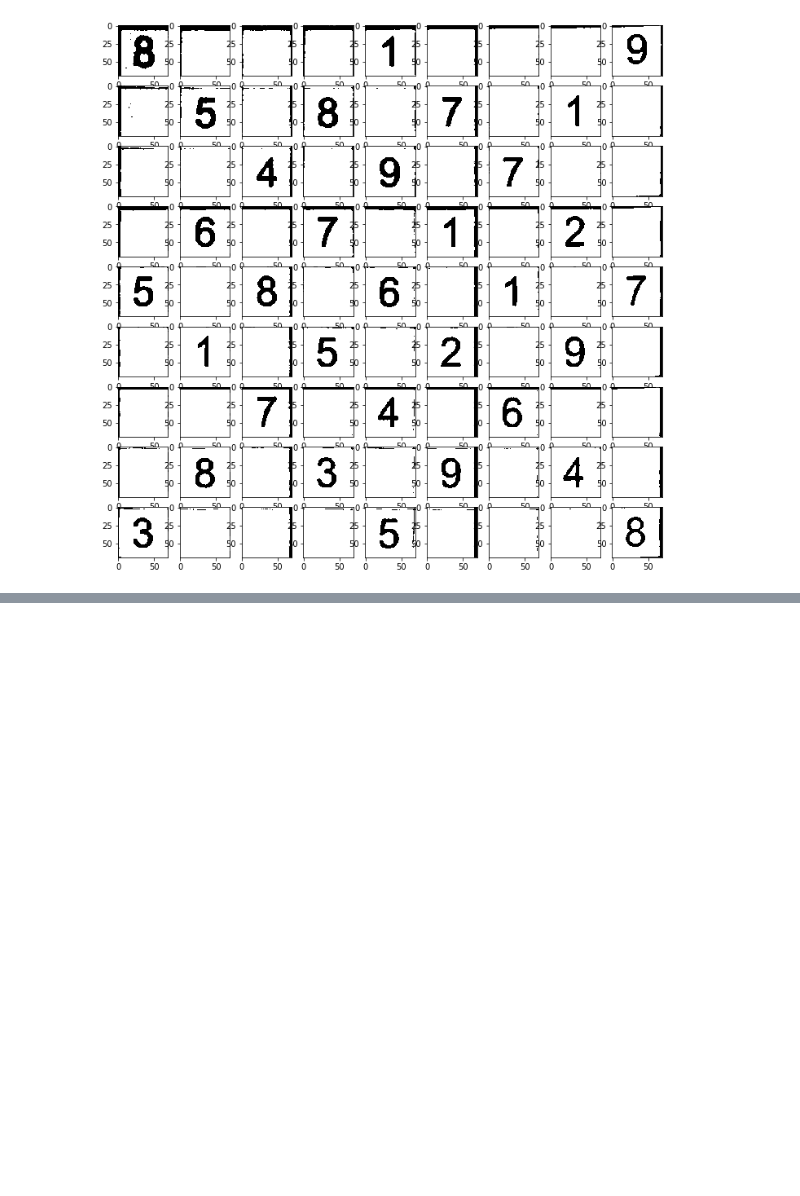
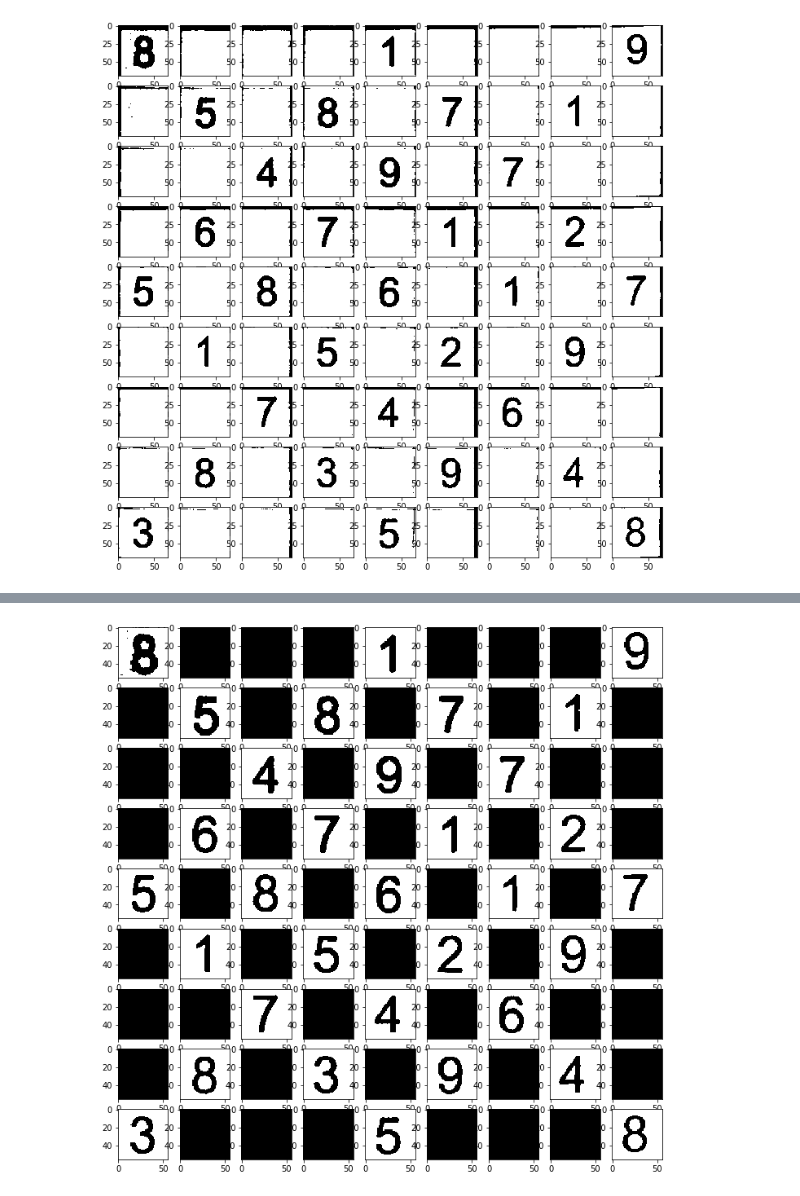
Before and after one commit to Ritvik19/HandWriting-Recognition, a Jupyter notebook: App02-Sudoku-Lens/Work Flow.ipynb, the cells around one changed output, grey strips where cells are left out. Saved outputs shown, nothing was run; the diff lists cells and outputs as text; code cells hidden in the pictures; blank space fills up the shorter version.

Commit message:
Sudoku Lens

```diff
--- a/App02-Sudoku-Lens/Work Flow.ipynb
+++ b/App02-Sudoku-Lens/Work Flow.ipynb
@@ -30,11 +26,9 @@ plt.imshow(img_cpy, cmap='gray')
 # %%
-corners = [[102, 129], [504, 114], [548, 489], [69, 503]]
-# corners = []
-
-if len(corners) == 4:
-    corners = np.float32(corners)
-    M = cv2.getPerspectiveTransform(corners,np.float32([[0,0],[size,0],[size,size],[0,size]]))
-    cropped = cv2.warpPerspective(img,M,(size,size))
-elif len(corners) == 0:
-    cropped = img.copy()
-plt.imshow(cropped, cmap='gray')
+def birdsEye(img, corners=[]):
+    if len(corners) == 4:
+        corners = np.float32(corners)
+        M = cv2.getPerspectiveTransform(corners,np.float32([[0,0],[size,0],[size,size],[0,size]]))
+        cropped = cv2.warpPerspective(img,M,(size,size))
+    elif len(corners) == 0:
+        cropped = img.copy()
+    return cropped
@@ -43,0 +35,3 @@ plt.imshow(cropped, cmap='gray')
+# %%
+img = resize(img, size)
+plt.imshow(img, cmap='gray')
@@ -43,0 +41,6 @@ plt.imshow(cropped, cmap='gray')
+# %%
+corners = [[102, 129], [504, 114], [548, 489], [69, 503]]
+# corners = []
+
+cropped = birdsEye(img, corners)
+plt.imshow(cropped, cmap='gray')
@@ -60,11 +66,8 @@ for i, dim in enumerate(region_2d):
 [figure]
 # %%
 fig, ax = plt.subplots(9, 9, figsize=(12, 12))
-means = []
 for i, num_i in enumerate(nums):
     ret, temp = cv2.threshold(num_i, 160, 255, cv2.THRESH_BINARY)
-    means.append(np.std(temp))
-#     temp = cv2.equalizeHist(temp)
     ax[i//9][i%9].imshow(temp,cmap='gray')
 # %% [output]
 [figure]
@@ -89,0 +74,17 @@ for i, num_i in enumerate(nums):
+# %%
+sudoku = []
+fig, ax = plt.subplots(9, 9, figsize=(12, 12))
+crop_size = 7
+mn_th = 240
+for i, num_i in enumerate(nums):
+    ret, temp = cv2.threshold(num_i, 160, 255, cv2.THRESH_BINARY)
+    num_cr = temp[crop_size:-crop_size, crop_size:-crop_size]
+    mn = num_cr.mean()
+    if mn < mn_th:
+        sudoku.append(model.predict_classes(cv2.resize(num_cr, (28, 28)).reshape(1, 28, 28, 1))[0])
+        ax[i//9][i%9].imshow(num_cr,cmap='gray')
+    else:
+        sudoku.append(' ')
+        ax[i//9][i%9].imshow(255*np.ones((56, 56)),cmap='gray')
+# %% [output]
+[figure, added]
```
Also changed, not shown: parts of 8 cells of this notebook, 2 other files.
